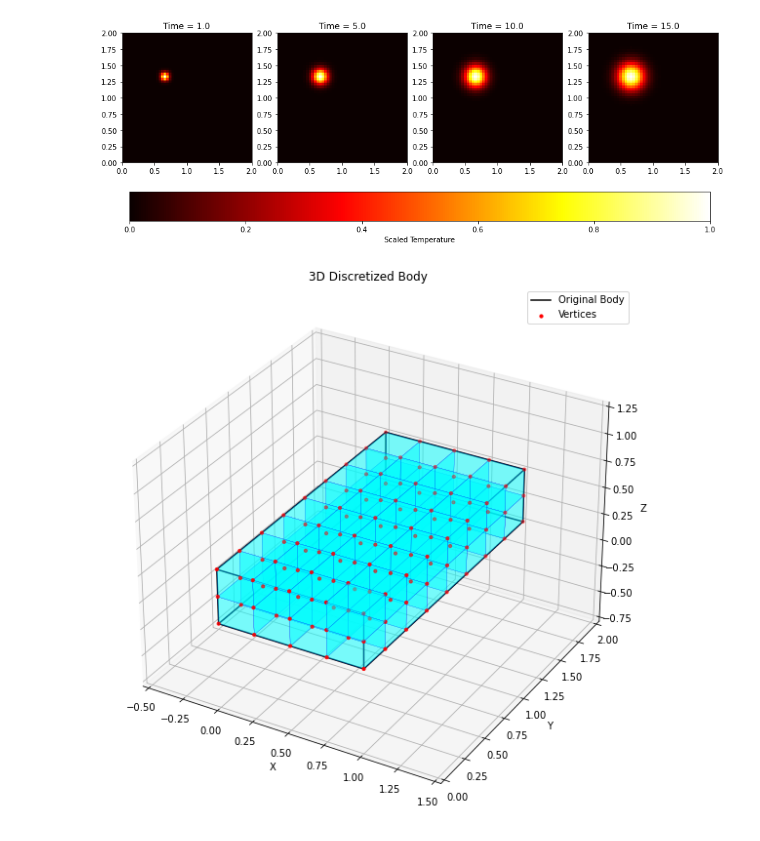
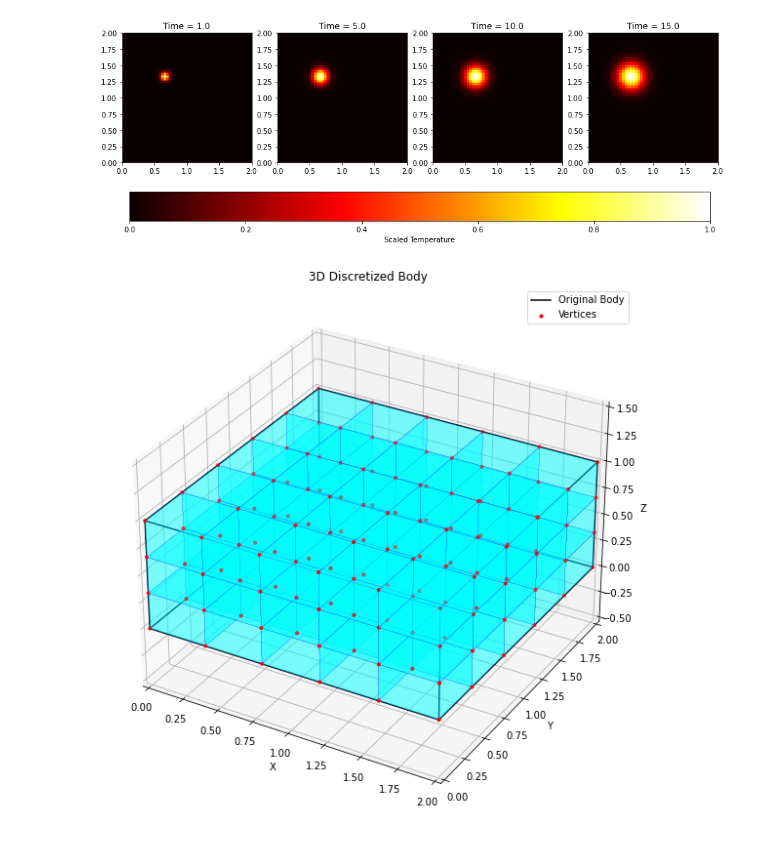
Before and after one commit to maxmandel03/MandelPHYS250FinalProject, a Jupyter notebook: Mandel_Phys250_FinalProject.ipynb, the cells around one changed output. Saved outputs shown, nothing was run; the diff lists cells and outputs as text; code cells hidden in the pictures.

```diff
--- a/Mandel_Phys250_FinalProject.ipynb
+++ b/Mandel_Phys250_FinalProject.ipynb
@@ -285,8 +289,8 @@ def viz3DMesh(vertices, cells):
 
     # Define the 8 vertices of the bounding box
     boundingVertices = [
-        (minX, minY, minZ), (maxX, minY, minZ), (maxX, maxY, minZ), (minX, maxY, minZ),  # Bottom face
-        (minX, minY, maxZ), (maxX, minY, maxZ), (maxX, maxY, maxZ), (minX, maxY, maxZ)   # Top face
+        (minX, minY, minZ), (maxX, minY, minZ), (maxX, maxY, minZ), (minX, maxY, minZ),  # Bottom
+        (minX, minY, maxZ), (maxX, minY, maxZ), (maxX, maxY, maxZ), (minX, maxY, maxZ)   # Top
     ]
 
     # Define edges connecting the bounding vertices
@@ -301,33 +305,33 @@ def viz3DMesh(vertices, cells):
 
     # Add the edges to the plot
     for edge in boundingEdges:
         edgeX, edgeY, edgeZ = zip(*edge)
         ax.plot(edgeX, edgeY, edgeZ, color="black", label="Original Body" if "Original Body" not in ax.get_legend_handles_labels()[1] else None)
 
     # Set labels and legend
     ax.set_xlabel("X")
     ax.set_ylabel("Y")
     ax.set_zlabel("Z")
     ax.set_title("3D Discretized Body")
     ax.legend()
 
     # Equal aspect ratio for better visualization
     max_range = max(max(x) - min(x), max(y) - min(y), max(z) - min(z)) / 2.0
     mid_x = (max(x) + min(x)) * 0.5
     mid_y = (max(y) + min(y)) * 0.5
     mid_z = (max(z) + min(z)) * 0.5
     ax.set_xlim(mid_x - max_range, mid_x + max_range)
     ax.set_ylim(mid_y - max_range, mid_y + max_range)
     ax.set_zlim(mid_z - max_range, mid_z + max_range)
 
     plt.show()
     return
 
 # Generate 3D body
-V, C = makeDiscreteCells3D(1, 2, 0.5, 0.25)
+V, C = MakeDiscreteCells3D(2, 2, 1, 0.4)
 
 # Visualize
 viz3DMesh(V, C)
 # %% [output]
-[figure, old version]
+[figure, new version]
 # %%
```
Also changed, not shown: parts of 5 cells of this notebook.
